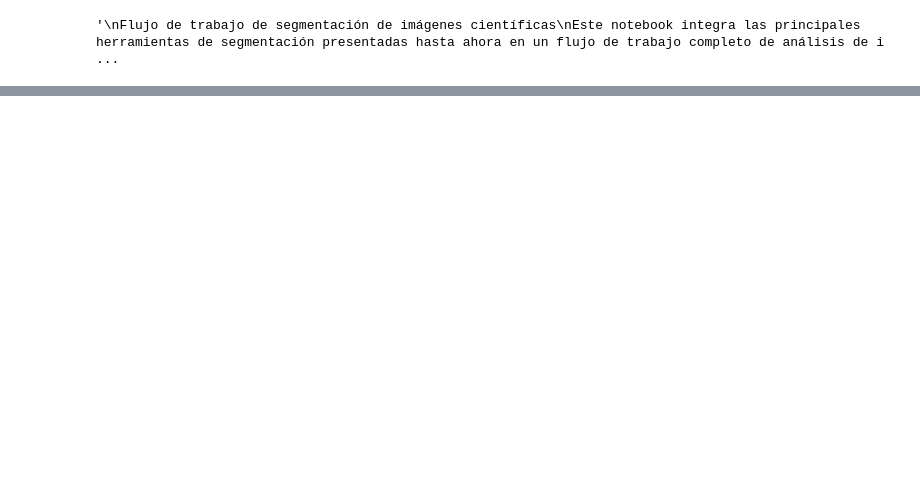
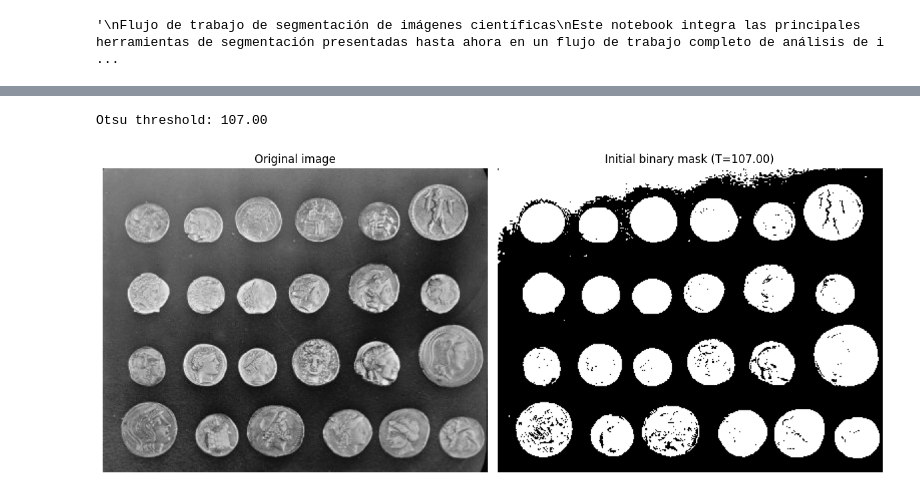
Before and after one commit to peterzm/ai-imaging-portfolio, a Jupyter notebook: 04_segmentation/notebooks/05_scientific_image_segmentation_pipeline.ipynb, the cells around one changed output, grey strips where cells are left out. Saved outputs shown, nothing was run; the diff lists cells and outputs as text; code cells hidden in the pictures; blank space fills up the shorter version.

Commit message:
Generamos la mascara binaria y la creamos con Otsu thresholding

```diff
--- a/04_segmentation/notebooks/05_scientific_image_segmentation_pipeline.ipynb
+++ b/04_segmentation/notebooks/05_scientific_image_segmentation_pipeline.ipynb
@@ -66,0 +101,19 @@ def save_dataframe_csv(df, save_path):
+# %%
+"""
+Thresholding
+Usaremos el metodo Otsu  para generar la mascara inicial desde la imagen inicial en la escala de grises
+"""
+threshold = filters.threshold_otsu(image)
+binary_mask = image > threshold
+
+print(f"Otsu threshold: {threshold:.2f}")
+
+compare_images(
+    [image, binary_mask],
+    ["Original image", f"Initial binary mask (T={threshold:.2f})"],
+    figsize=(12, 5),
+    save_path="../figures/figures_segmantation_pipeline/03_thresholding_result.png"
+)
+# %% [output]
+Otsu threshold: 107.00
+[figure, added]
```
Also changed, not shown: parts of 2 cells of this notebook, 3 other files.
